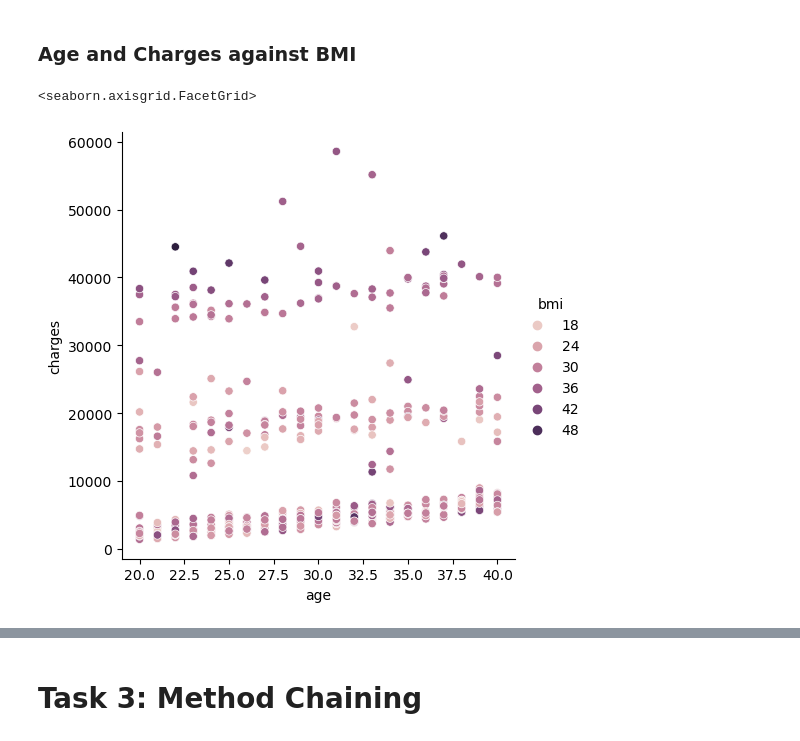
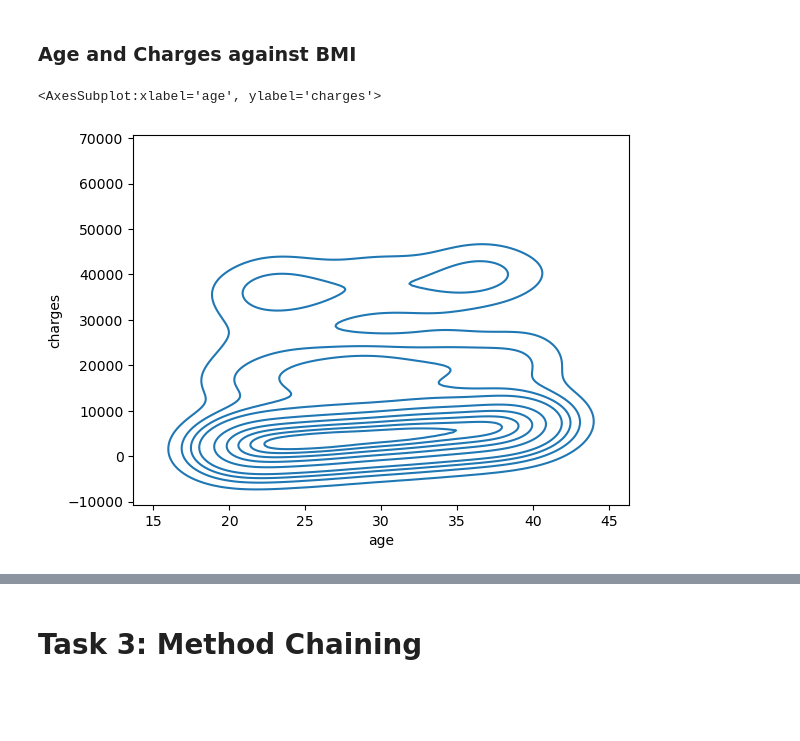
Before and after one commit to ubco-W2022T1-cosc301/project-group21, a Jupyter notebook: notebooks/CombinedAnalysis.ipynb, the cells around one changed output, grey strips where cells are left out. Cells and saved outputs as stored; diff of their text form; code cells hidden in the pictures; blank space fills up the shorter version.

```diff
--- a/notebooks/CombinedAnalysis.ipynb
+++ b/notebooks/CombinedAnalysis.ipynb
@@ -278,8 +284,8 @@ It can be observed that charges remain constant, in most cases, with increase in
 # %% [markdown]
 ### Age and Charges against BMI
 # %%
-sns.relplot(data=df_cleaned,x='age',y='charges',hue='bmi')
+sns.kdeplot(data=df_cleaned,x='age',y='charges')
 # %% [output]
-<seaborn.axisgrid.FacetGrid>
+<AxesSubplot:xlabel='age', ylabel='charges'>
-[figure, old version]
+[figure, new version]
 # %% [markdown]
```
Also changed, not shown: parts of 9 cells of this notebook, 2 other files.
